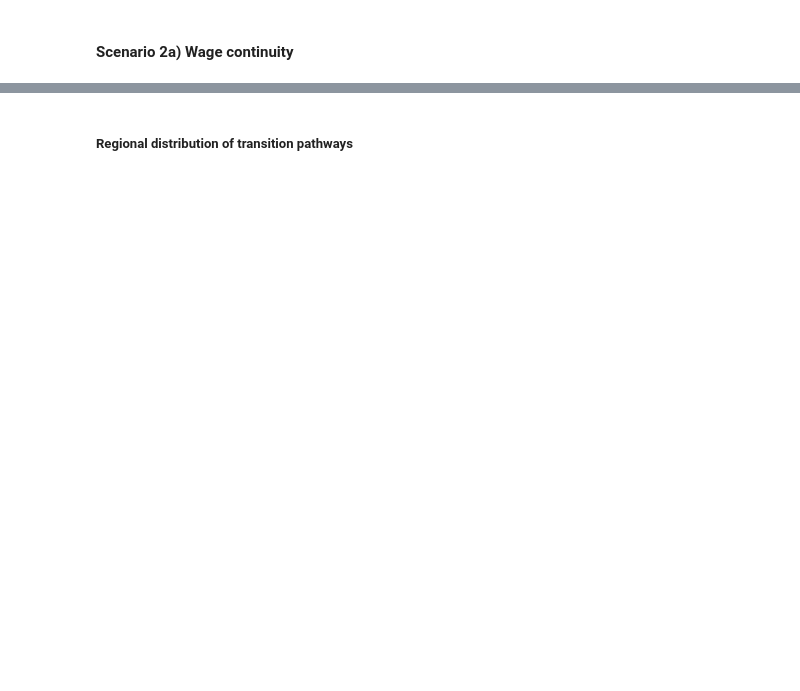
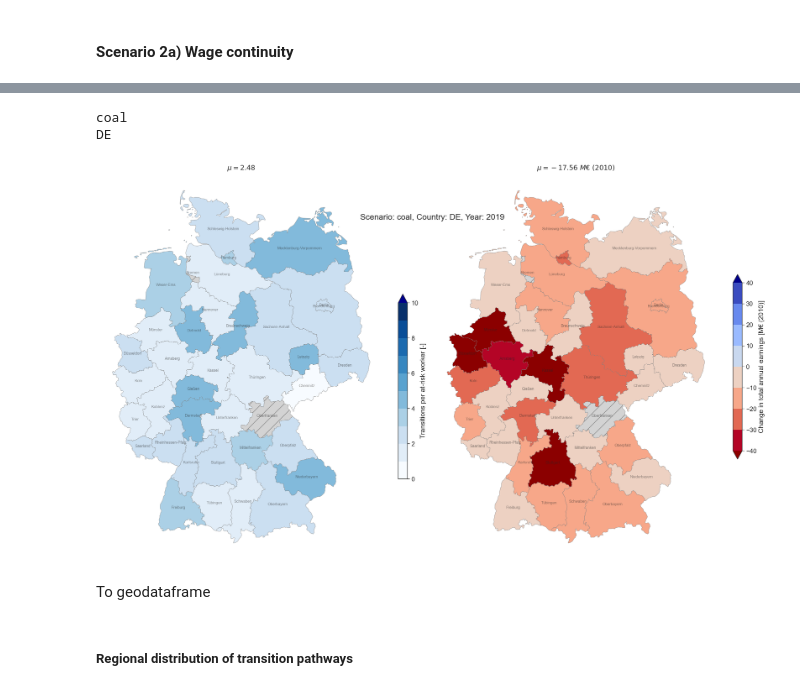
Before and after one commit to derpyninja/re4gt, a Jupyter notebook: notebooks/new/14-fz-lfs-transition-analysis-cooccurrence.ipynb, the cells around one changed output, grey strips where cells are left out. Cells and saved outputs as stored; diff of their text form; code cells hidden in the pictures; blank space fills up the shorter version.

```diff
--- a/notebooks/new/14-fz-lfs-transition-analysis-cooccurrence.ipynb
+++ b/notebooks/new/14-fz-lfs-transition-analysis-cooccurrence.ipynb
@@ -467,6 +217,9 @@ transition_pool_options = {
 ### Analyse number of viable transitions
 # %% [markdown]
 #### Parameters
+# %%
+rp.trans_thresh_pc_approach = 1.616368047779022, 6.500853535353546
+#rp.trans_thresh_pc_approach = 1.5, 6
 # %%
 from src import plotting_utils
 
@@ -742,4 +272,4 @@ Via new class
 # %%
 %%time
-baseline_simulations = rp.simulate_baseline(level="isco_3_digit", countries=["DE"], scenarios=["coal"])
+baseline_simulations = rp.simulate_baseline(level="isco_3_digit", countries=["DE"], scenarios=["coal"], transition_optimisation="wage")
 # %% [output]
@@ -793,2 +282,10 @@ gdf_transition_numbers_by_nuts
+# %%
+rp.visualise_simulation_results(simulation_results=baseline_simulations)
+# %% [output]
+coal
+DE
+[figure, added]
+# %% [markdown]
+To geodataframe
 # %% [markdown]
 ##### Regional distribution of transition pathways
```
Also changed, not shown: parts of 49 cells of this notebook, 16 other files.
